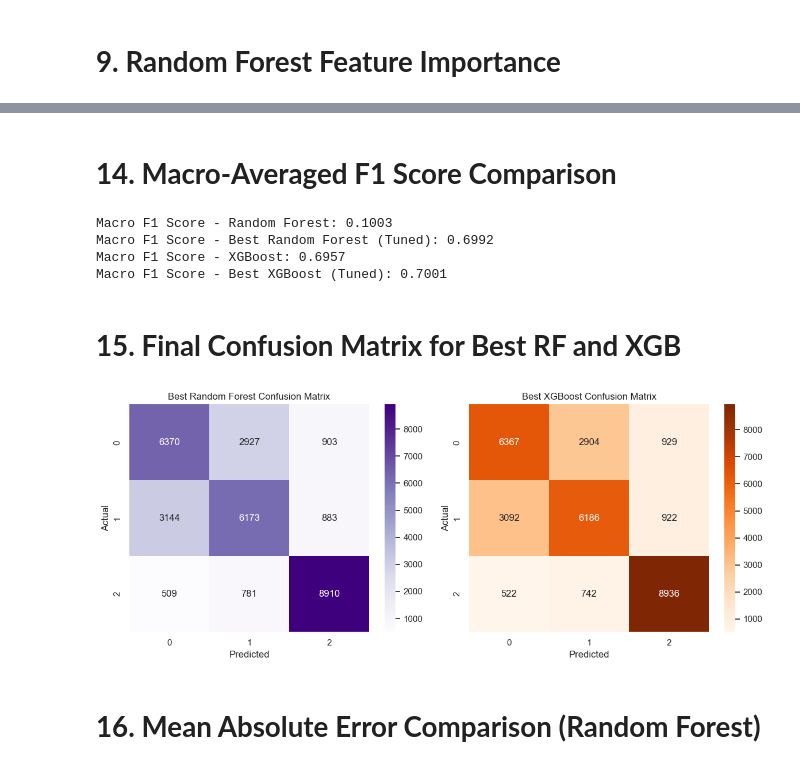
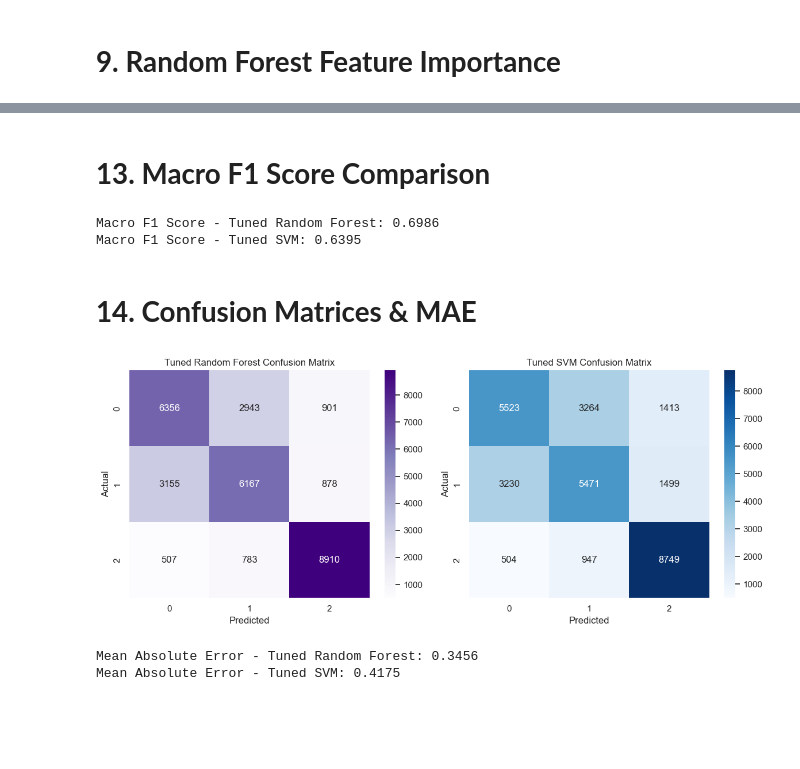
Before and after one commit to nimaabaeian/ml-project-robotic-fan-fault-detection, a Jupyter notebook: ml-project-robotic-fan-fault-detection.ipynb, the cells around one changed output, grey strips where cells are left out. Drawn from its saved outputs; the diff is of its cells as text; code cells hidden in the pictures; blank space fills up the shorter version.

```diff
--- a/ml-project-robotic-fan-fault-detection.ipynb
+++ b/ml-project-robotic-fan-fault-detection.ipynb
@@ -205,12 +185,18 @@ weighted avg       0.69      0.70      0.70     30600
 # %%
-param_grid = {
-    'n_estimators': [100, 200, 300, 400, 500],
-    'max_depth': [None, 10, 20, 30, 40, 50],
+param_grid_rf = {
+    'n_estimators': [100, 200, 300],
+    'max_depth': [10, 20, None],
     'min_samples_split': [2, 5],
     'min_samples_leaf': [1, 2]
 }
-gs = GridSearchCV(RandomForestClassifier(random_state=42), param_grid, cv=3, n_jobs=-1, scoring='accuracy')
-gs.fit(X_train, y_train)
 
-print("\nBest Parameters from GridSearch:\n", gs.best_params_)
+grid_rf = GridSearchCV(RandomForestClassifier(random_state=42), param_grid_rf, cv=3, n_jobs=-1, scoring='accuracy')
+grid_rf.fit(X_train, y_train)
+
+print("\nBest Parameters for RandomForest:\n", grid_rf.best_params_)
+
+rf_best = grid_rf.best_estimator_
+rf_preds = rf_best.predict(X_test)
+print("\n--- RandomForestClassifier Classification Report ---")
+print(classification_report(y_test, rf_preds, zero_division=1))
 # %% [output]
@@ -287,41 +248,50 @@ weighted avg       0.70      0.70      0.70     30600
 # %% [markdown]
-# **14. Macro-Averaged F1 Score Comparison**
+# **13. Macro F1 Score Comparison**
 # %%
+from sklearn.metrics import f1_score, mean_absolute_error
+
+# F1 Scores
 f1_macro_rf = f1_score(y_test, rf_preds, average='macro')
-f1_macro_best_rf = f1_score(y_test, best_rf_preds, average='macro')
-f1_macro_xgb = f1_score(y_test, y_pred_xgb, average='macro')
-f1_macro_best_xgb = f1_score(y_test, best_xgb_preds, average='macro')
+f1_macro_svm = f1_score(y_test, svm_preds, average='macro')
 
 # Print results
-print("\nMacro F1 Score - Random Forest:", round(f1_macro_rf, 4))
-print("Macro F1 Score - Best Random Forest (Tuned):", round(f1_macro_best_rf, 4))
-print("Macro F1 Score - XGBoost:", round(f1_macro_xgb, 4))
-print("Macro F1 Score - Best XGBoost (Tuned):", round(f1_macro_best_xgb, 4))
+print("\nMacro F1 Score - Tuned Random Forest:", round(f1_macro_rf, 4))
+print("Macro F1 Score - Tuned SVM:", round(f1_macro_svm, 4))
 # %% [output]
-Macro F1 Score - Random Forest: 0.1003
-Macro F1 Score - Best Random Forest (Tuned): 0.6992
-Macro F1 Score - XGBoost: 0.6957
-Macro F1 Score - Best XGBoost (Tuned): 0.7001
+Macro F1 Score - Tuned Random Forest: 0.6986
+Macro F1 Score - Tuned SVM: 0.6395
 # %% [markdown]
-# **15. Final Confusion Matrix for Best RF and XGB**
+# **14. Confusion Matrices & MAE**
 # %%
+import matplotlib.pyplot as plt
+import seaborn as sns
+from sklearn.metrics import confusion_matrix
+
 fig, axes = plt.subplots(1, 2, figsize=(12, 5))
 
-# Best Random Forest Confusion Matrix
-sns.heatmap(confusion_matrix(y_test, best_rf_preds), annot=True, fmt='d', ax=axes[0], cmap='Purples')
-axes[0].set_title('Best Random Forest Confusion Matrix')
+# Random Forest Confusion Matrix
+sns.heatmap(confusion_matrix(y_test, rf_preds), annot=True, fmt='d', ax=axes[0], cmap='Purples')
+axes[0].set_title('Tuned Random Forest Confusion Matrix')
 axes[0].set_xlabel('Predicted')
 axes[0].set_ylabel('Actual')
 
-# Best XGBoost Confusion Matrix
-sns.heatmap(confusion_matrix(y_test, best_xgb_preds), annot=True, fmt='d', ax=axes[1], cmap='Oranges')
-axes[1].set_title('Best XGBoost Confusion Matrix')
+# SVM Confusion Matrix
+sns.heatmap(confusion_matrix(y_test, svm_preds), annot=True, fmt='d', ax=axes[1], cmap='Blues')
+axes[1].set_title('Tuned SVM Confusion Matrix')
 axes[1].set_xlabel('Predicted')
 axes[1].set_ylabel('Actual')
 
 plt.tight_layout()
 plt.show()
+
+# Mean Absolute Error
+mae_rf = mean_absolute_error(y_test, rf_preds)
+mae_svm = mean_absolute_error(y_test, svm_preds)
+
+# Print results
+print("\nMean Absolute Error - Tuned Random Forest:", round(mae_rf, 4))
+print("Mean Absolute Error - Tuned SVM:", round(mae_svm, 4))
 # %% [output]
-[figure, old version]
+[figure, new version]
+Mean Absolute Error - Tuned Random Forest: 0.3456
+Mean Absolute Error - Tuned SVM: 0.4175
-# %% [markdown]
-# **16. Mean Absolute Error Comparison (Random Forest)**
```
Also changed, not shown: parts of 14 cells of this notebook.
